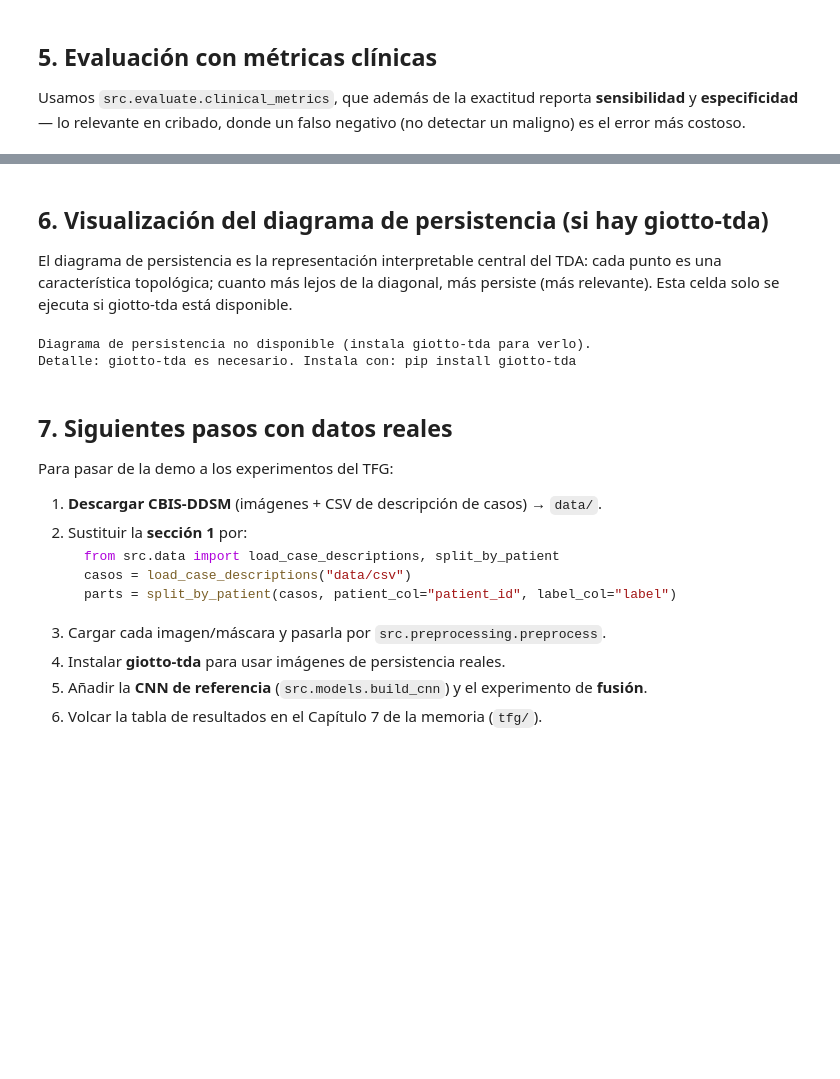
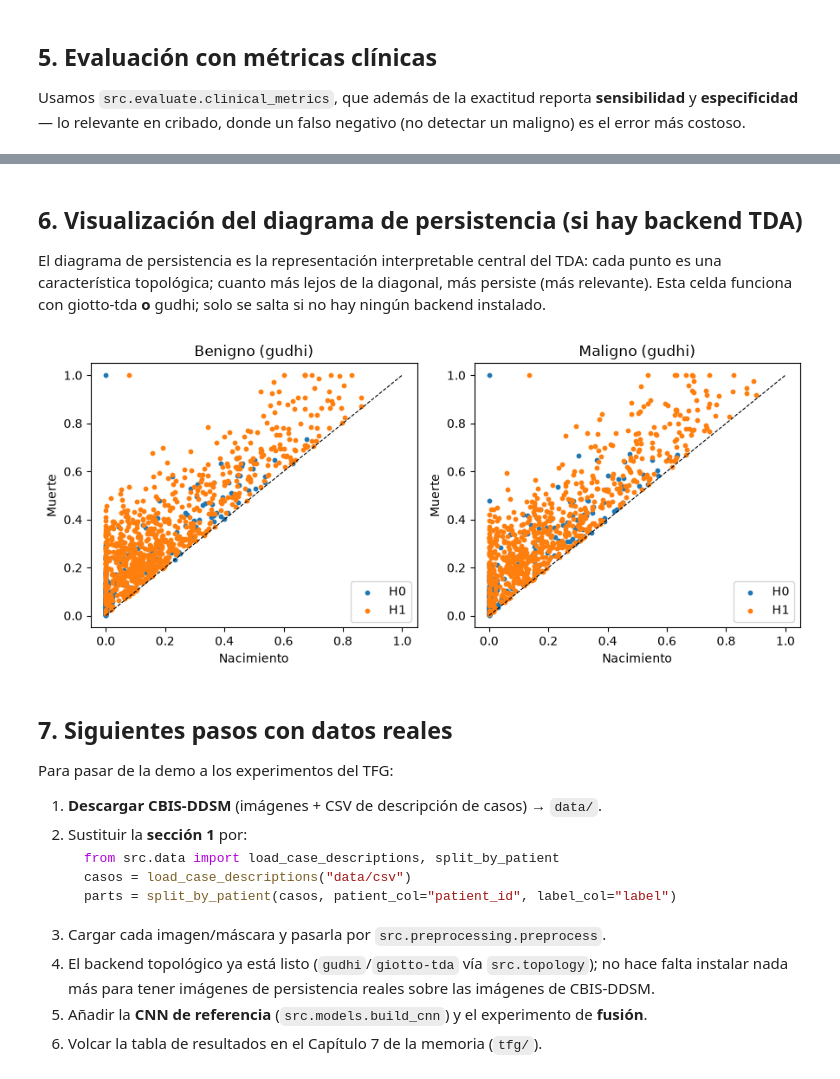
Before and after one commit to nickhernd/mammoviz-tda, a Jupyter notebook: notebooks/01_pipeline_demo.ipynb, the cells around one changed output, grey strips where cells are left out. Cells and saved outputs as stored; diff of their text form; code cells hidden in the pictures; blank space fills up the shorter version.

````diff
--- a/notebooks/01_pipeline_demo.ipynb
+++ b/notebooks/01_pipeline_demo.ipynb
@@ -233,26 +233,28 @@ print("Mejor modelo por F1:", mejor)
 Mejor modelo por F1: Random Forest
 # %% [markdown]
-## 6. Visualización del diagrama de persistencia (si hay giotto-tda)
+## 6. Visualización del diagrama de persistencia (si hay backend TDA)
 
 El diagrama de persistencia es la representación interpretable central del TDA:
 cada punto es una característica topológica; cuanto más lejos de la diagonal,
-más persiste (más relevante). Esta celda solo se ejecuta si giotto-tda está disponible.
+más persiste (más relevante). Esta celda funciona con giotto-tda **o** gudhi;
+solo se salta si no hay ningún backend instalado.
 # %%
 try:
-    from src.topology import persistence_diagram
+    from src.topology import backend, persistence_diagram
     from src.evaluate import plot_persistence_diagram
+    if backend() == "none":
+        raise RuntimeError("Se necesita giotto-tda o gudhi. Instala con: pip install gudhi persim")
     diag_b = persistence_diagram(X_train_pp[np.where(y_train == 0)[0][0]].astype(np.float32))
     diag_m = persistence_diagram(X_train_pp[np.where(y_train == 1)[0][0]].astype(np.float32))
     fig, axes = plt.subplots(1, 2, figsize=(9, 4))
-    plot_persistence_diagram(diag_b, ax=axes[0]); axes[0].set_title("Benigno")
-    plot_persistence_diagram(diag_m, ax=axes[1]); axes[1].set_title("Maligno")
+    plot_persistence_diagram(diag_b, ax=axes[0]); axes[0].set_title(f"Benigno ({backend()})")
+    plot_persistence_diagram(diag_m, ax=axes[1]); axes[1].set_title(f"Maligno ({backend()})")
     plt.tight_layout(); plt.show()
 except Exception as e:
-    print("Diagrama de persistencia no disponible (instala giotto-tda para verlo).")
+    print("Diagrama de persistencia no disponible.")
     print("Detalle:", e)
 # %% [output]
-Diagrama de persistencia no disponible (instala giotto-tda para verlo).
-Detalle: giotto-tda es necesario. Instala con: pip install giotto-tda
+[figure, added]
 # %% [markdown]
 ## 7. Siguientes pasos con datos reales
 
@@ -266,6 +268,8 @@ Para pasar de la demo a los experimentos del TFG:
    parts = split_by_patient(casos, patient_col="patient_id", label_col="label")
    ```
 3. Cargar cada imagen/máscara y pasarla por `src.preprocessing.preprocess`.
-4. Instalar **giotto-tda** para usar imágenes de persistencia reales.
+4. El backend topológico ya está listo (`gudhi`/`giotto-tda` vía
+   `src.topology`); no hace falta instalar nada más para tener imágenes de
+   persistencia reales sobre las imágenes de CBIS-DDSM.
 5. Añadir la **CNN de referencia** (`src.models.build_cnn`) y el experimento de **fusión**.
 6. Volcar la tabla de resultados en el Capítulo 7 de la memoria (`tfg/`).
````
Also changed, not shown: parts of 5 cells of this notebook, 25 other files.
